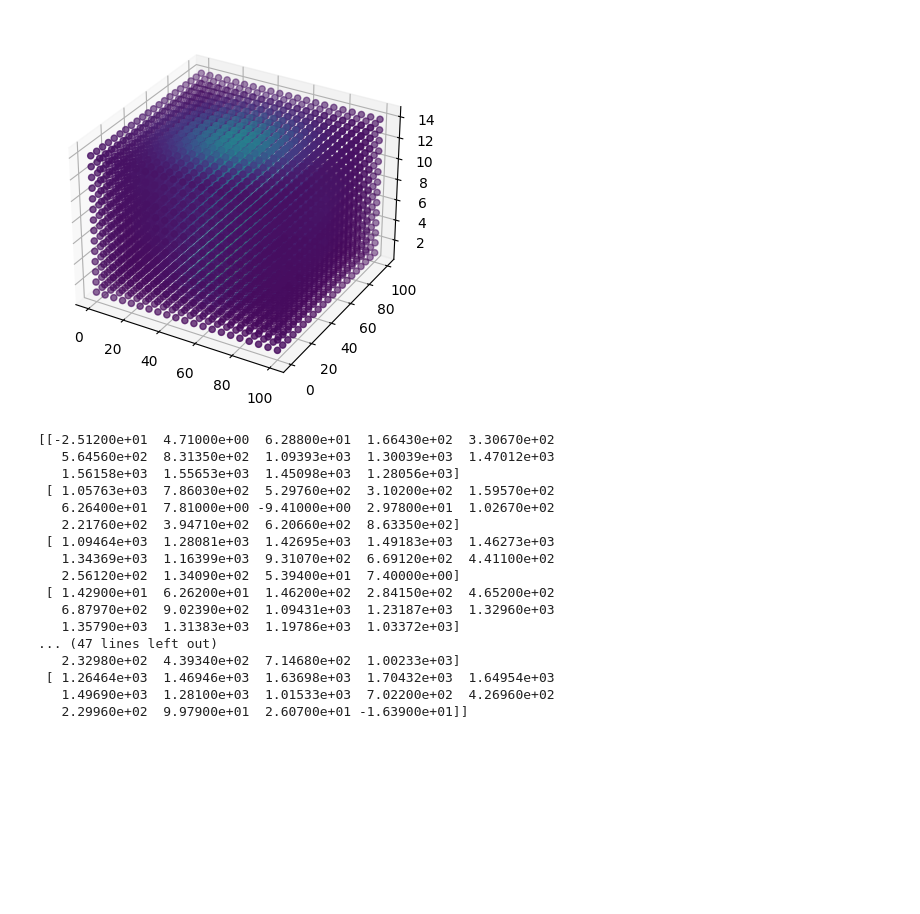
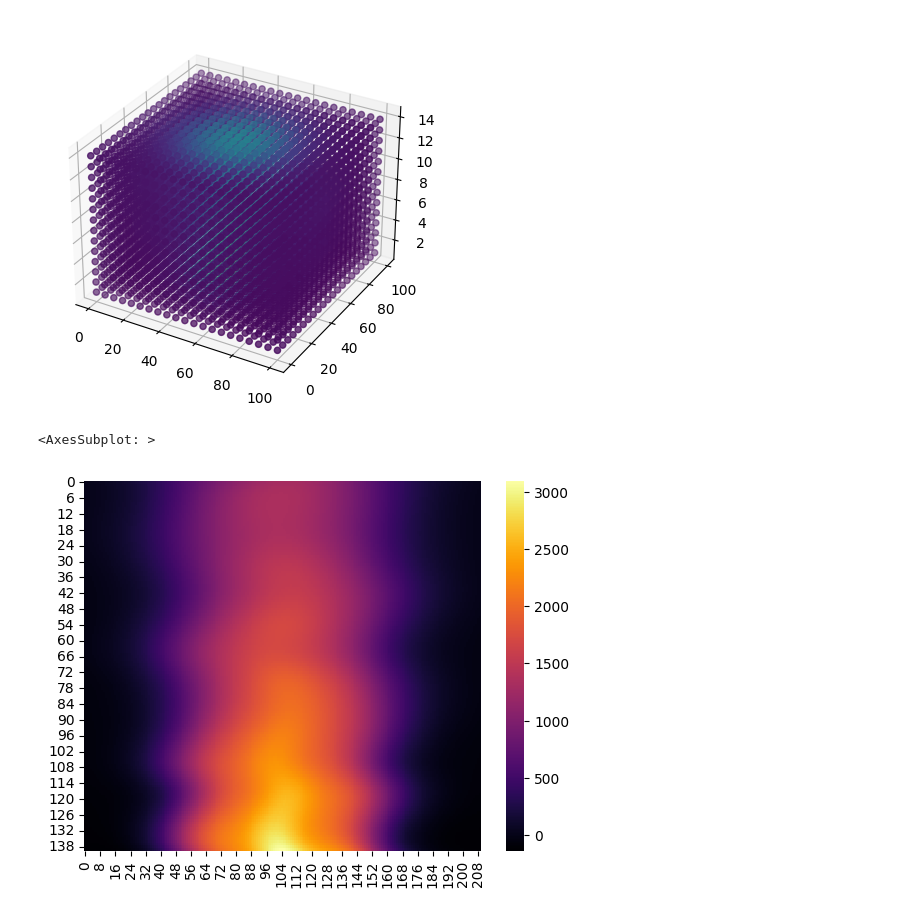
Before and after one commit to arteys/PhD-scripts, a Jupyter notebook: Magnetic_field_data_processing.ipynb, the cells around one changed output. Saved outputs shown, nothing was run; the diff lists cells and outputs as text; code cells hidden in the pictures; blank space fills up the shorter version.

Commit message:
Field interpolation for better image

```diff
--- a/Magnetic_field_data_processing.ipynb
+++ b/Magnetic_field_data_processing.ipynb
@@ -44,29 +45,4 @@ ax.scatter(xs = fields_np[:,1],ys =fields_np[:,2],zs = fields_np[:,3], c=fields_
 # %% [output]
 <mpl_toolkits.mplot3d.art3d.Path3DCollection at 0x...>
 [figure]
-# %%
-fields_res = fields_df[fields_df['B']>50]
-fields_flat = fields_df[fields_df['Y']==50]
-fields_flat_np = fields_flat.to_numpy()
-
-
-fields_flat_square = np.reshape(fields_flat_np[:,0],(21,14))
-# %% [output]
-[[-2.51200e+01  4.71000e+00  6.28800e+01  1.66430e+02  3.30670e+02
-   5.64560e+02  8.31350e+02  1.09393e+03  1.30039e+03  1.47012e+03
-   1.56158e+03  1.55653e+03  1.45098e+03  1.28056e+03]
- [ 1.05763e+03  7.86030e+02  5.29760e+02  3.10200e+02  1.59570e+02
-   6.26400e+01  7.81000e+00 -9.41000e+00  2.97800e+01  1.02670e+02
-   2.21760e+02  3.94710e+02  6.20660e+02  8.63350e+02]
- [ 1.09464e+03  1.28081e+03  1.42695e+03  1.49183e+03  1.46273e+03
-   1.34369e+03  1.16399e+03  9.31070e+02  6.69120e+02  4.41100e+02
-   2.56120e+02  1.34090e+02  5.39400e+01  7.40000e+00]
- [ 1.42900e+01  6.26200e+01  1.46200e+02  2.84150e+02  4.65200e+02
-   6.87970e+02  9.02390e+02  1.09431e+03  1.23187e+03  1.32960e+03
-   1.35790e+03  1.31383e+03  1.19786e+03  1.03372e+03]
-... (47 lines left out)
-   2.32980e+02  4.39340e+02  7.14680e+02  1.00233e+03]
- [ 1.26464e+03  1.46946e+03  1.63698e+03  1.70432e+03  1.64954e+03
-   1.49690e+03  1.28100e+03  1.01533e+03  7.02200e+02  4.26960e+02
-   2.29960e+02  9.97900e+01  2.60700e+01 -1.63900e+01]]
 # %%
@@ -91,3 +68,27 @@ fig.update_layout(
 fig.update_traces(marker={'size': 2})
 
 fig.show()
+# %%
+field_flat = fields_df[fields_df['Y']==50].copy()
+field_flat_sorted = field_flat.sort_values(by = ['X','Z'])
+field_flat_np = field_flat_sorted .to_numpy()
+field_flat_square = np.reshape(field_flat_np[:,0],(21,14))
+
+field_flat_square_rot = np.rot90(field_flat_square)
+
+
+xs = field_flat_sorted['X'].drop_duplicates().to_numpy()
+zs = field_flat_sorted['Z'].drop_duplicates().to_numpy()
+
+xs_i = np.linspace(min(xs),max(xs),210)
+zs_i = np.linspace(min(zs),max(zs),140)
+
+
+f = interpolate.interp2d(xs,zs,field_flat_square_rot,kind='cubic')
+
+interpolated_field_square = f(xs_i,zs_i)
+
+sns.heatmap(interpolated_field_square, cmap='inferno')
+# %% [output]
+<AxesSubplot: >
+[figure, added]
```
Also changed, not shown: parts of 7 cells of this notebook.
